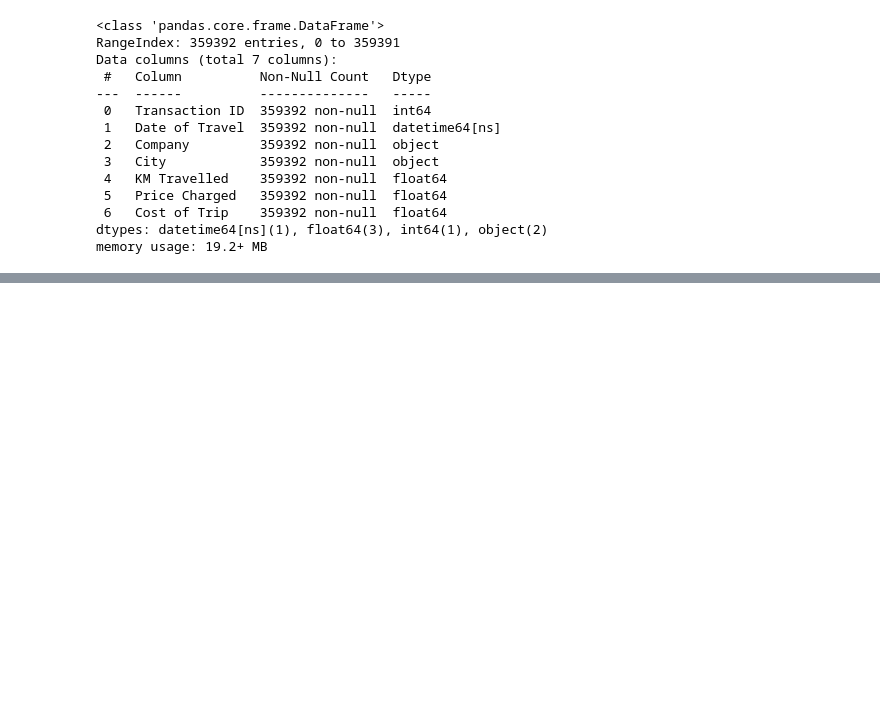
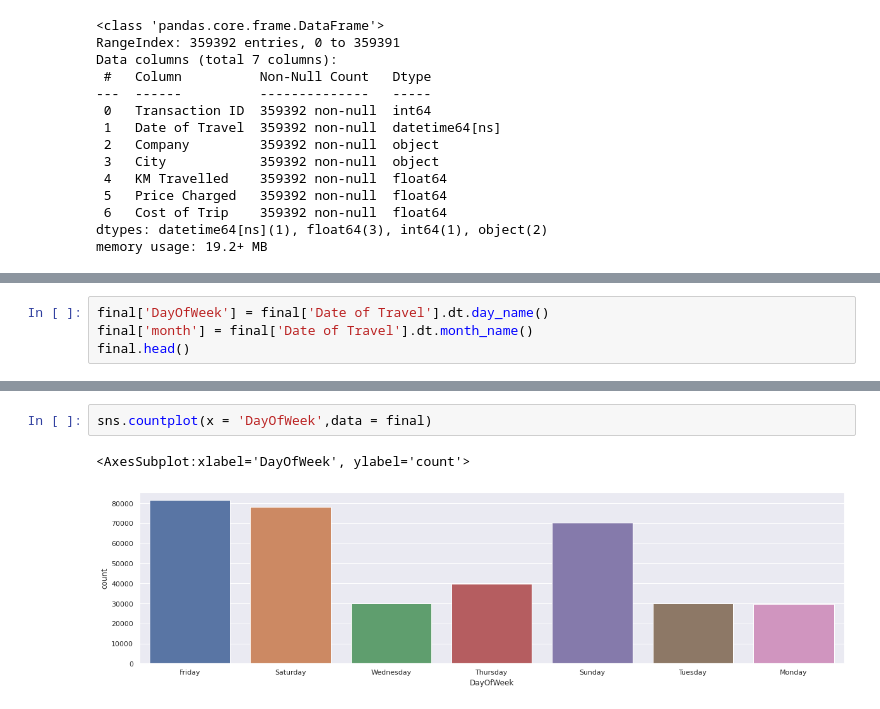
Before and after one commit to colinmburugu/DataSets, a Jupyter notebook: CABS.ipynb, the cells around one changed output, grey strips where cells are left out. Saved outputs shown, nothing was run; the diff lists cells and outputs as text; blank space fills up the shorter version.

```diff
--- a/CABS.ipynb
+++ b/CABS.ipynb
@@ -109,0 +339,4 @@ memory usage: 19.2+ MB
+# %%
+final['DayOfWeek'] = final['Date of Travel'].dt.day_name()
+final['month'] = final['Date of Travel'].dt.month_name()
+final.head()
@@ -109,0 +350,5 @@ memory usage: 19.2+ MB
+# %%
+sns.countplot(x = 'DayOfWeek',data = final)
+# %% [output]
+<AxesSubplot:xlabel='DayOfWeek', ylabel='count'>
+[figure, added]
```
Also changed, not shown: parts of 21 cells of this notebook.
